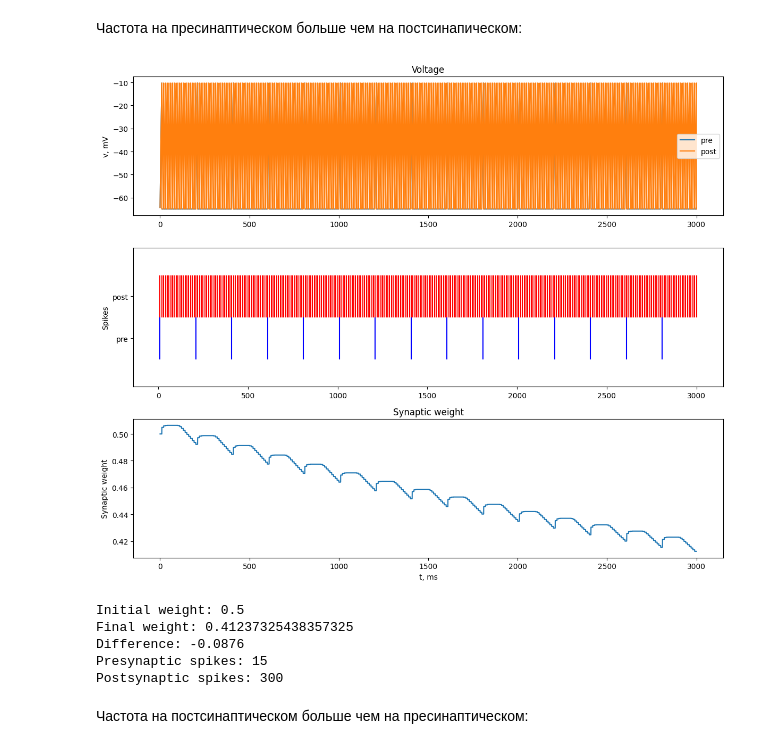
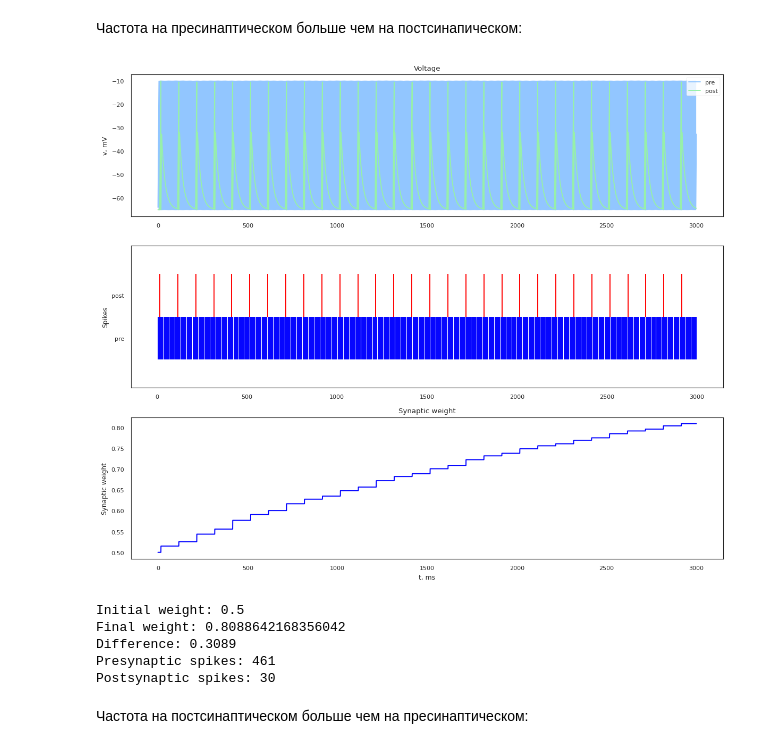
Before and after one commit to ohhhhnoooo/strdp_protocol, a Jupyter notebook: model.ipynb, the cells around one changed output. Saved outputs shown, nothing was run; the diff lists cells and outputs as text; code cells hidden in the pictures.

```diff
--- a/model.ipynb
+++ b/model.ipynb
@@ -6,4 +6,9 @@
 Подключение библиотек:
 # %%
 import numpy as np
-from matplotlib import pyplot as plt
+import matplotlib.pyplot as plt
+import seaborn as sns
+import warnings; warnings.filterwarnings(action='once')
+print(plt.style.available)
+plt.style.use('seaborn-v0_8-paper')
+sns.set_style("white")
@@ -185,26 +198,26 @@ class Network:
         self.pre_spikes_history = np.zeros((len(self.T), n_pre), dtype=bool)
         self.post_spikes_history = np.zeros((len(self.T), n_post), dtype=bool)
 
-
     def run_simulation(self):
         for step, t in enumerate(self.T):
+            # pre
             for i, neuron in enumerate(self.pre_neurons):
                 neuron.update(I_inj=self.I_pre[i](t))
                 self.V_pre_history[step, i] = neuron.get_voltage()
                 self.pre_spikes_history[step, i] = neuron.has_spiked()
 
-                for i in range(self.n_pre):
-                    for j in range(self.n_post):
-                        self.synapses[i, j].update(t)
-                        self.weights_history[step, i, j] = self.synapses[i, j].get_weight()
-
-
+            # post
             for j, neuron in enumerate(self.post_neurons):
-                # update post
                 neuron.update(I_inj=self.I_post[j](t))
                 self.V_post_history[step, j] = neuron.get_voltage()
                 self.post_spikes_history[step, j] = neuron.has_spiked()
                 self.I_syn_history[step, j] = self.I_post[j](t)
+
+            # synapses
+            for i in range(self.n_pre):
+                for j in range(self.n_post):
+                    self.synapses[i, j].update(t)
+                    self.weights_history[step, i, j] = self.synapses[i, j].get_weight()
 
     def get_results(self):
         return {
@@ -212,7 +225,7 @@ class Network:
             'V_pre': self.V_pre_history,
             'V_post': self.V_post_history,
             'weights': self.weights_history,
-        #    'I_syn': self.I_syn_history,
+            'I_syn': self.I_syn_history,
             'pre_spikes': self.get_spike_trains(self.pre_neurons),
             'post_spikes': self.get_spike_trains(self.post_neurons)
         }
@@ -245,10 +258,10 @@ n_pre = 1
 n_post = 1
 
 def I_pre(t):
-    return 140.0 if (t % 200.0) < 10.0 else 0.0
+    return 200.0 if (t % 10.0) < 10.0 else 0.0
 
 def I_post(t):
-    return 140.0 if ((t - 10.0) % 10.0) < 10.0 else 0.0
+    return 200.0 if ((t - 10.0) % 100.0) < 10.0 else 0.0
 
 weight_matrix = np.array([[0.5]])
 
@@ -272,40 +285,40 @@ plt.title('Voltage')
 
 # spikes
 plt.subplot(3, 1, 2)
 pre_spike_times = results['pre_spikes'][0]
 post_spike_times = results['post_spikes'][0]
 plt.eventplot([pre_spike_times, post_spike_times], colors=['blue', 'red'])
 plt.ylabel('Spikes')
 plt.yticks([0, 1], ['pre', 'post'])
 
 # synaptic weight
 plt.subplot(3, 1, 3)
-plt.plot(results['time'], results['weights'][:, 0, 0])
+plt.plot(results['time'], results['weights'][:, 0, 0], color='blue')
 plt.ylabel('Synaptic weight')
 plt.xlabel('t, ms')
 plt.title('Synaptic weight')
 
 plt.tight_layout()
 plt.show()
 
 # results
 final_weight = network.get_final_weights()[0, 0]
 print(f"Initial weight: {weight_matrix[0, 0]}")
 print(f"Final weight: {final_weight}")
 print(f"Difference: {final_weight - weight_matrix[0, 0]:.4f}")
 
 # spikes
 pre_spike_count = len(results['pre_spikes'][0])
 post_spike_count = len(results['post_spikes'][0])
 print(f"Presynaptic spikes: {pre_spike_count}")
 print(f"Postsynaptic spikes: {post_spike_count}")
 # %% [output]
-[figure, old version]
+[figure, new version]
 Initial weight: 0.5
-Final weight: 0.41237325438357325
-Difference: -0.0876
-Presynaptic spikes: 15
-Postsynaptic spikes: 300
+Final weight: 0.8088642168356042
+Difference: 0.3089
+Presynaptic spikes: 461
+Postsynaptic spikes: 30
 # %% [markdown]
 Частота на постсинаптическом больше чем на пресинаптическом:
 # %%
```
Also changed, not shown: parts of 14 cells of this notebook.
